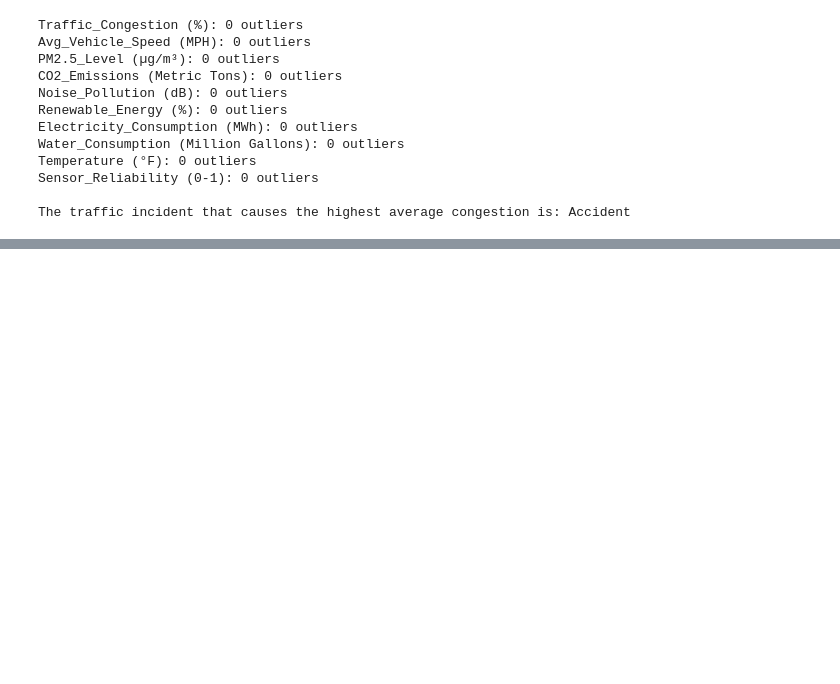
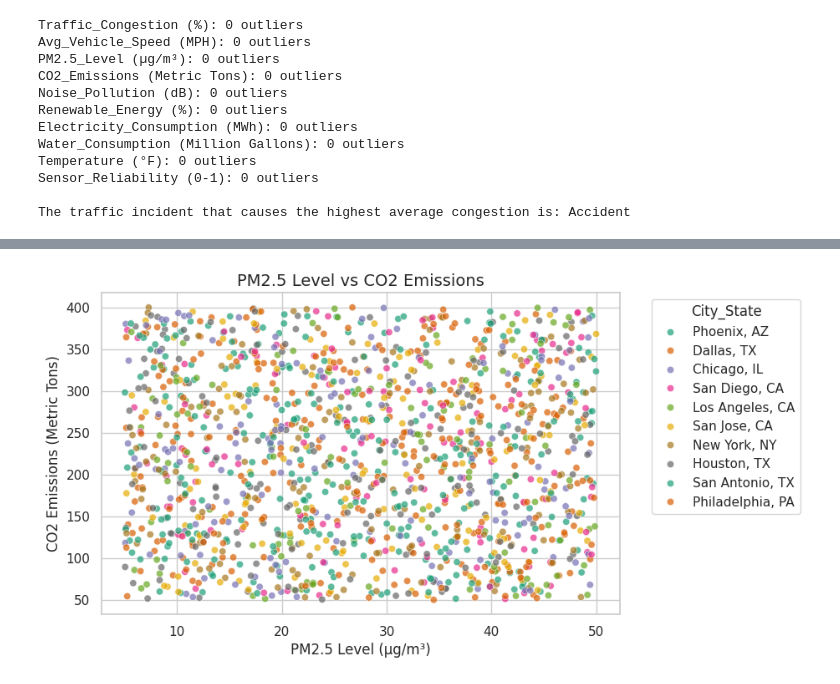
Before and after one commit to M-anvi/Python-Project, a Jupyter notebook: EDA.ipynb, the cells around one changed output, grey strips where cells are left out. Saved outputs shown, nothing was run; the diff lists cells and outputs as text; code cells hidden in the pictures; blank space fills up the shorter version.

```diff
--- a/EDA.ipynb
+++ b/EDA.ipynb
@@ -202,0 +264,11 @@ plt.show()
+# %%
+#CHECKING IF MORE CO2 RELATES TO POOR AIR QUALITY
+plt.figure(figsize=(8, 5))
+sns.scatterplot(data=df, x='PM2.5_Level (µg/m³)', y='CO2_Emissions (Metric Tons)', hue='City_State', palette='Dark2', alpha=0.7)
+plt.title('PM2.5 Level vs CO2 Emissions', fontsize=14)
+plt.xlabel('PM2.5 Level (µg/m³)')
+plt.ylabel('CO2 Emissions (Metric Tons)')
+plt.legend(bbox_to_anchor=(1.05, 1), loc='upper left', title='City_State')
+plt.show()
+# %% [output]
+[figure, added]
```
Also changed, not shown: parts of 9 cells of this notebook.
